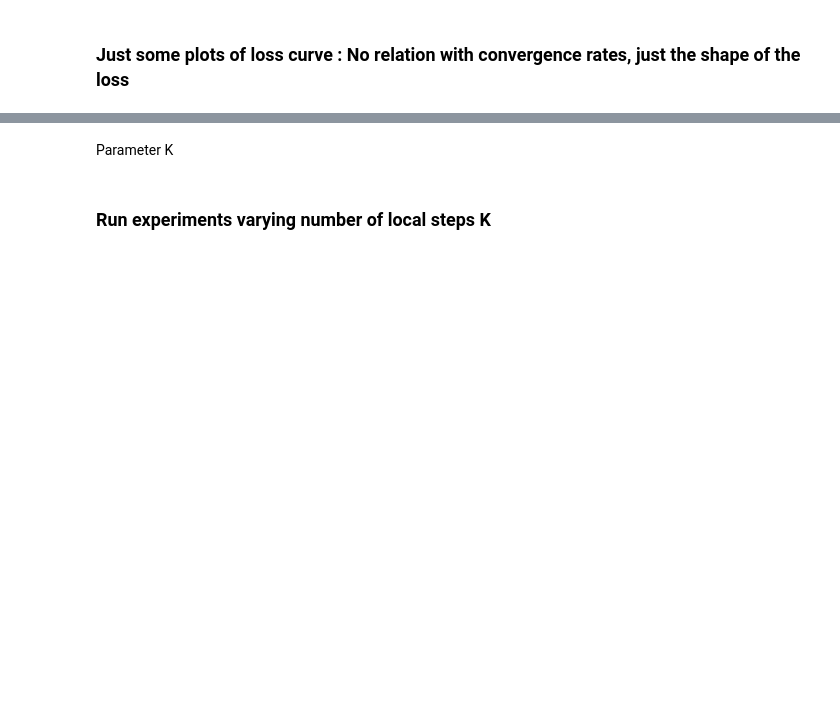
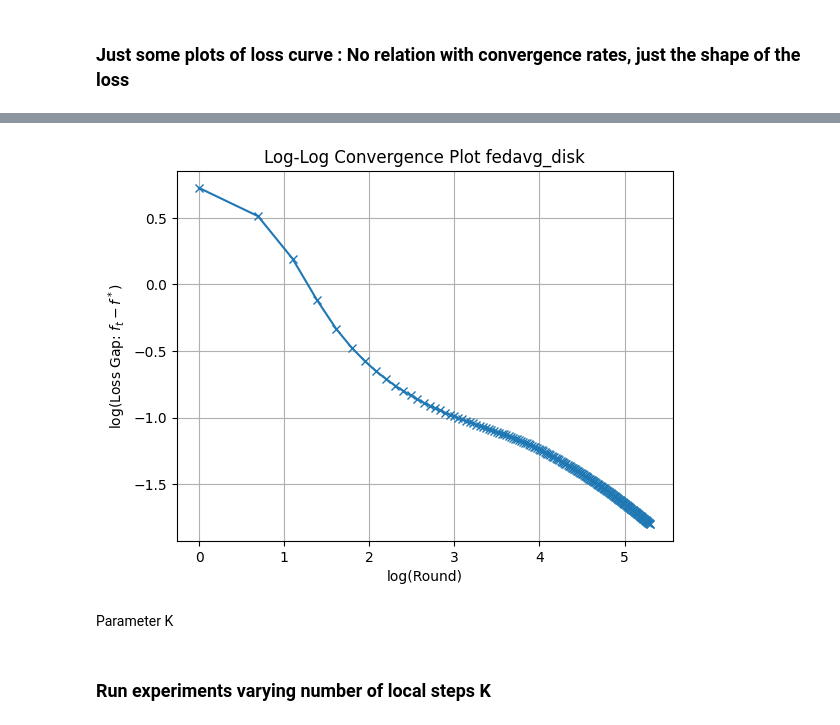
Before and after one commit to hacknstack/miniproject_OPTML, a Jupyter notebook: features_shift.ipynb, the cells around one changed output, grey strips where cells are left out. Cells and saved outputs as stored; diff of their text form; code cells hidden in the pictures; blank space fills up the shorter version.

```diff
--- a/features_shift.ipynb
+++ b/features_shift.ipynb
@@ -221,3 +305,13 @@ plt.show()
+# %%
+rounds = np.arange(1, len(loss_curve) + 1)
+plt.plot(np.log(rounds), np.log(loss_curve), marker='x')
+plt.xlabel("log(Round)")
+plt.ylabel("log(Loss Gap: $f_t - f^*$)")
+plt.title("Log-Log Convergence Plot fedavg_disk")
+plt.grid(True)
+plt.show()
+# %% [output]
+[figure, added]
 # %% [markdown]
 Parameter K
 # %% [markdown]
```
Also changed, not shown: parts of 26 cells of this notebook, 2 other files.
